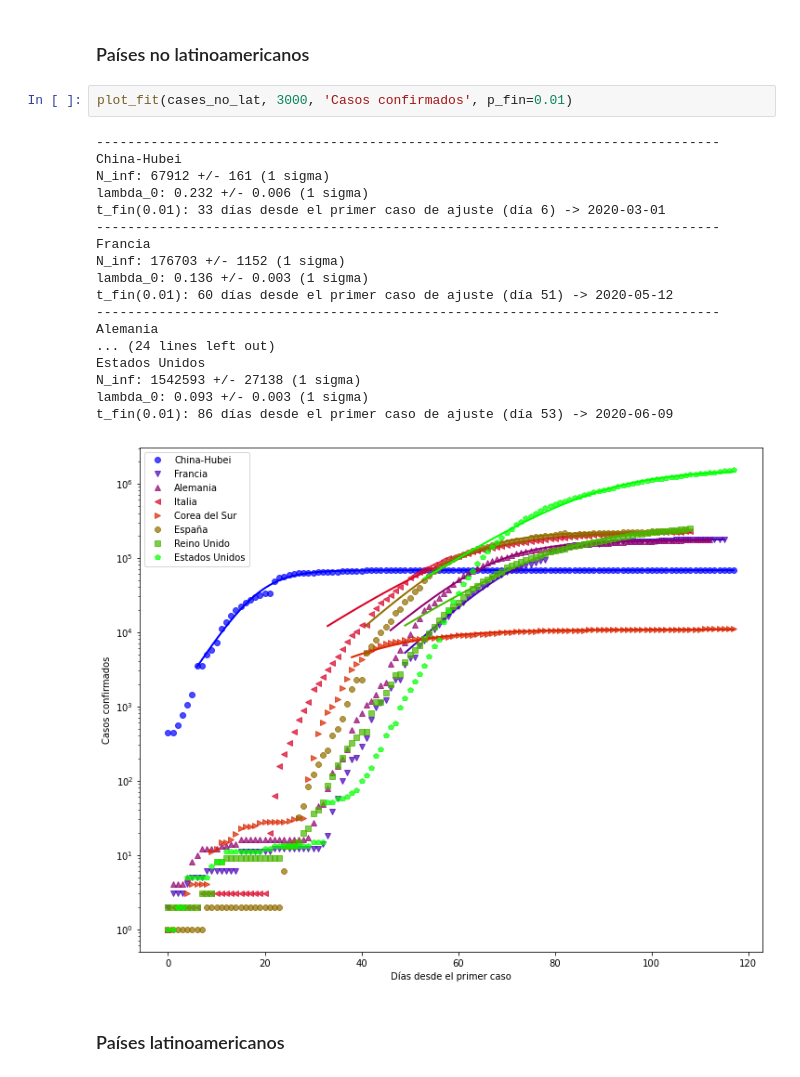
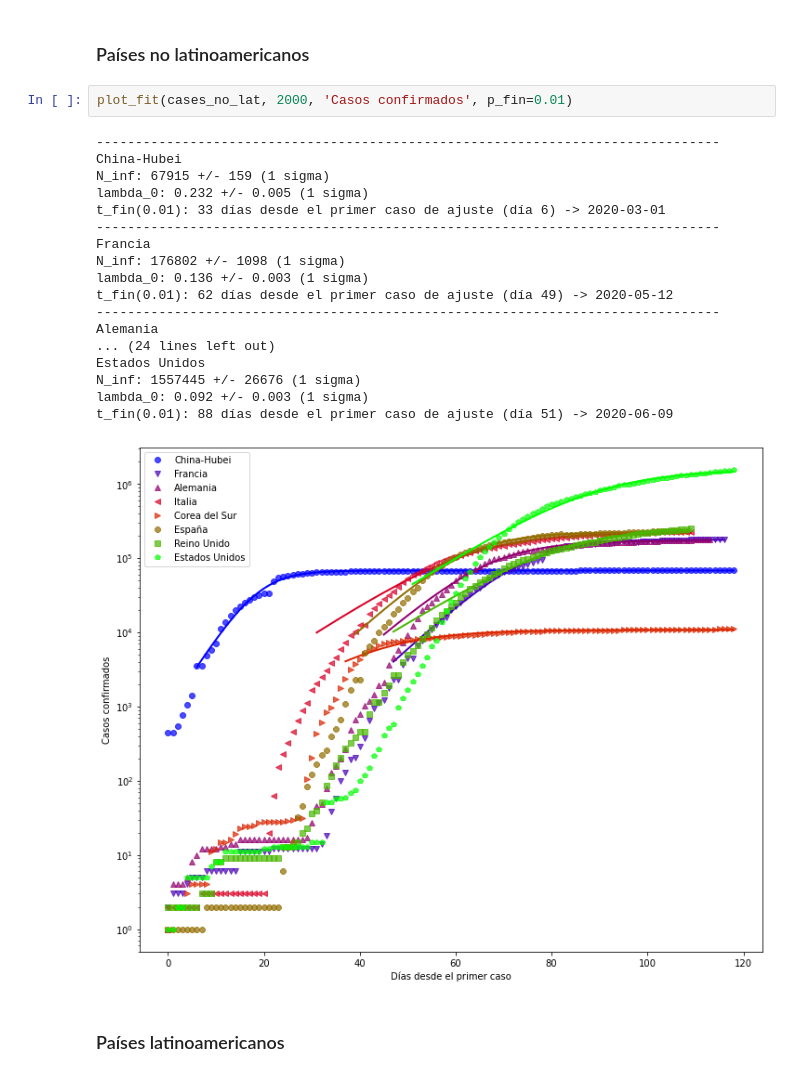
Before and after one commit to manuxch/logistic-covid19, a Jupyter notebook: Logistic_model_COVID-19.ipynb, the cells around one changed output. Drawn from its saved outputs; the diff is of its cells as text.

```diff
--- a/Logistic_model_COVID-19.ipynb
+++ b/Logistic_model_COVID-19.ipynb
@@ -180,26 +180,26 @@ El número de casos confirmados se obtiene a partir de los test que se le realiz
 # %% [markdown]
 ### Países no latinoamericanos
 # %%
-plot_fit(cases_no_lat, 3000, 'Casos confirmados', p_fin=0.01)
+plot_fit(cases_no_lat, 2000, 'Casos confirmados', p_fin=0.01)
 # %% [output]
 --------------------------------------------------------------------------------
 China-Hubei
-N_inf: 67912 +/- 161 (1 sigma)
-lambda_0: 0.232 +/- 0.006 (1 sigma)
+N_inf: 67915 +/- 159 (1 sigma)
+lambda_0: 0.232 +/- 0.005 (1 sigma)
 t_fin(0.01): 33 días desde el primer caso de ajuste (día 6) -> 2020-03-01
 --------------------------------------------------------------------------------
 Francia
-N_inf: 176703 +/- 1152 (1 sigma)
+N_inf: 176802 +/- 1098 (1 sigma)
 lambda_0: 0.136 +/- 0.003 (1 sigma)
-t_fin(0.01): 60 días desde el primer caso de ajuste (día 51) -> 2020-05-12
+t_fin(0.01): 62 días desde el primer caso de ajuste (día 49) -> 2020-05-12
 --------------------------------------------------------------------------------
 Alemania
 ... (24 lines left out)
 Estados Unidos
-N_inf: 1542593 +/- 27138 (1 sigma)
-lambda_0: 0.093 +/- 0.003 (1 sigma)
-t_fin(0.01): 86 días desde el primer caso de ajuste (día 53) -> 2020-06-09
+N_inf: 1557445 +/- 26676 (1 sigma)
+lambda_0: 0.092 +/- 0.003 (1 sigma)
+t_fin(0.01): 88 días desde el primer caso de ajuste (día 51) -> 2020-06-09
-[figure, old version]
+[figure, new version]
 # %% [markdown]
 ### Países latinoamericanos
 # %%
```
Also changed, not shown: parts of 8 cells of this notebook.
